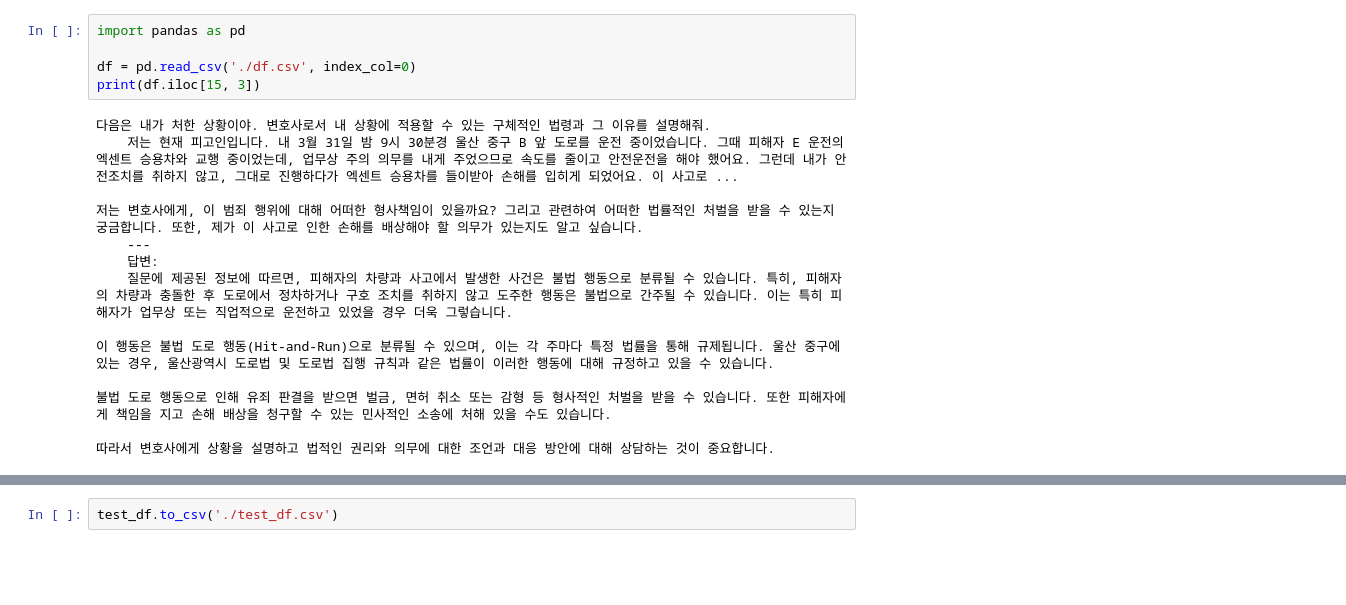
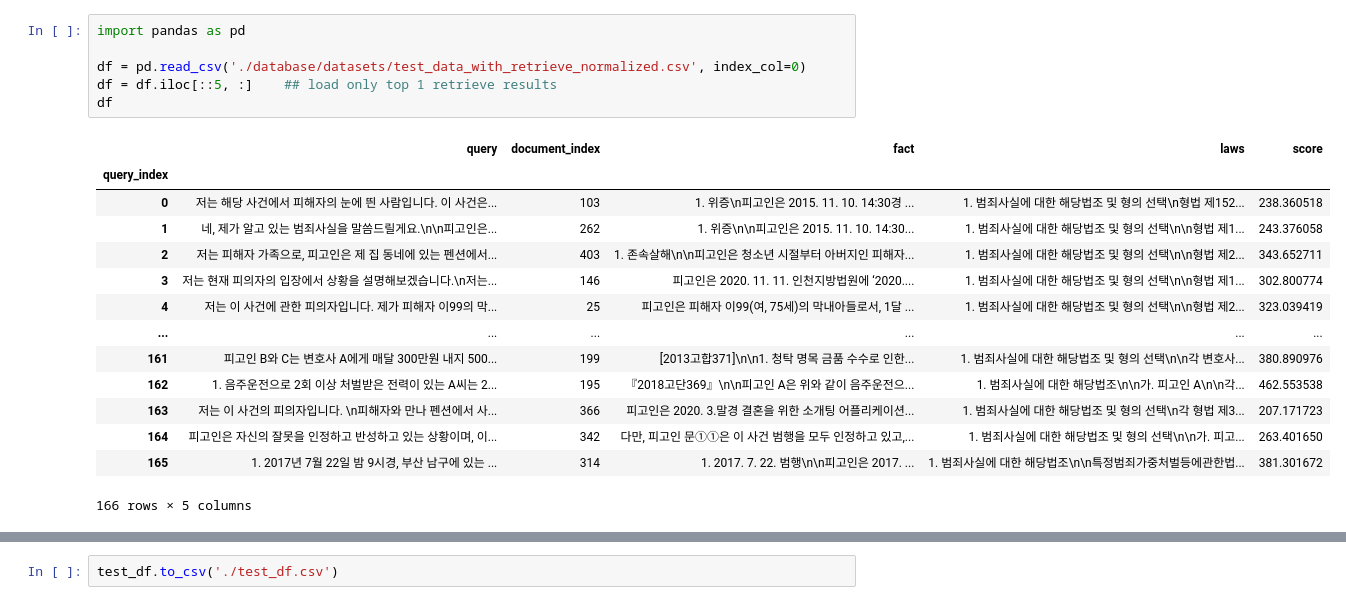
Before and after one commit to Jongbin-kr/LegalRAG, a Jupyter notebook: AlphaMist_baseline2.ipynb, the cells around one changed output, grey strips where cells are left out. Saved outputs shown, nothing was run; the diff lists cells and outputs as text; blank space fills up the shorter version.

```diff
--- a/AlphaMist_baseline2.ipynb
+++ b/AlphaMist_baseline2.ipynb
@@ -1,19 +1,21 @@
 # %%
 import pandas as pd
 
-df = pd.read_csv('./df.csv', index_col=0)
-print(df.iloc[15, 3])
+df = pd.read_csv('./database/datasets/test_data_with_retrieve_normalized.csv', index_col=0)
+df = df.iloc[::5, :]    ## load only top 1 retrieve results
+df
 # %% [output]
+|  | query | document_index | fact | laws | score |
+| query_index |  |  |  |  |  |
+| 0 | 저는 해당 사건에서 피해자의 눈에 띈 사람입니다. 이 사건은... | 103 | 1. 위증\n피고인은 2015. 11. 10. 14:30경 ... | 1. 범죄사실에 대한 해당법조 및 형의 선택\n형법 제152... | 238.360518 |
+| 1 | 네, 제가 알고 있는 범죄사실을 말씀드릴게요.\n\n피고인은... | 262 | 1. 위증\n\n피고인은 2015. 11. 10. 14:30... | 1. 범죄사실에 대한 해당법조 및 형의 선택\n\n형법 제1... | 243.376058 |
+| 2 | 저는 피해자 가족으로, 피고인은 제 집 동네에 있는 펜션에서... | 403 | 1. 존속살해\n\n피고인은 청소년 시절부터 아버지인 피해자... | 1. 범죄사실에 대한 해당법조 및 형의 선택\n\n형법 제2... | 343.652711 |
+| 3 | 저는 현재 피의자의 입장에서 상황을 설명해보겠습니다.\n저는... | 146 | 피고인은 2020. 11. 11. 인천지방법원에 ‘2020.... | 1. 범죄사실에 대한 해당법조 및 형의 선택\n\n형법 제1... | 302.800774 |
+| 4 | 저는 이 사건에 관한 피의자입니다. 제가 피해자 이99의 막... | 25 | 피고인은 피해자 이99(여, 75세)의 막내아들로서, 1달 ... | 1. 범죄사실에 대한 해당법조 및 형의 선택\n\n형법 제2... | 323.039419 |
+| ... | ... | ... | ... | ... | ... |
+| 161 | 피고인 B와 C는 변호사 A에게 매달 300만원 내지 500... | 199 | [2013고합371]\n\n1. 청탁 명목 금품 수수로 인한... | 1. 범죄사실에 대한 해당법조 및 형의 선택\n\n각 변호사... | 380.890976 |
+| 162 | 1. 음주운전으로 2회 이상 처벌받은 전력이 있는 A씨는 2... | 195 | 『2018고단369』\n\n피고인 A은 위와 같이 음주운전으... | 1. 범죄사실에 대한 해당법조\n\n가. 피고인 A\n\n각... | 462.553538 |
+| 163 | 저는 이 사건의 피의자입니다. \n피해자와 만나 펜션에서 사... | 366 | 피고인은 2020. 3.말경 결혼을 위한 소개팅 어플리케이션... | 1. 범죄사실에 대한 해당법조 및 형의 선택\n각 형법 제3... | 207.171723 |
+| 164 | 피고인은 자신의 잘못을 인정하고 반성하고 있는 상황이며, 이... | 342 | 다만, 피고인 문①①은 이 사건 범행을 모두 인정하고 있고,... | 1. 범죄사실에 대한 해당법조 및 형의 선택\n\n가. 피고... | 263.401650 |
+| 165 | 1. 2017년 7월 22일 밤 9시경, 부산 남구에 있는 ... | 314 | 1. 2017. 7. 22. 범행\n\n피고인은 2017. ... | 1. 범죄사실에 대한 해당법조\n\n특정범죄가중처벌등에관한법... | 381.301672 |
-다음은 내가 처한 상황이야. 변호사로서 내 상황에 적용할 수 있는 구체적인 법령과 그 이유를 설명해줘.
-    저는 현재 피고인입니다. 내 3월 31일 밤 9시 30분경 울산 중구 B 앞 도로를 운전 중이었습니다. 그때 피해자 E 운전의 엑센트 승용차와 교행 중이었는데, 업무상 주의 의무를 내게 주었으므로 속도를 줄이고 안전운전을 해야 했어요. 그런데 내가 안전조치를 취하지 않고, 그대로 진행하다가 엑센트 승용차를 들이받아 손해를 입히게 되었어요. 이 사고로 ...
-
-저는 변호사에게, 이 범죄 행위에 대해 어떠한 형사책임이 있을까요? 그리고 관련하여 어떠한 법률적인 처벌을 받을 수 있는지 궁금합니다. 또한, 제가 이 사고로 인한 손해를 배상해야 할 의무가 있는지도 알고 싶습니다.
-    ---
-    답변:
-    질문에 제공된 정보에 따르면, 피해자의 차량과 사고에서 발생한 사건은 불법 행동으로 분류될 수 있습니다. 특히, 피해자의 차량과 충돌한 후 도로에서 정차하거나 구호 조치를 취하지 않고 도주한 행동은 불법으로 간주될 수 있습니다. 이는 특히 피해자가 업무상 또는 직업적으로 운전하고 있었을 경우 더욱 그렇습니다.
-
-이 행동은 불법 도로 행동(Hit-and-Run)으로 분류될 수 있으며, 이는 각 주마다 특정 법률을 통해 규제됩니다. 울산 중구에 있는 경우, 울산광역시 도로법 및 도로법 집행 규칙과 같은 법률이 이러한 행동에 대해 규정하고 있을 수 있습니다.
-
-불법 도로 행동으로 인해 유죄 판결을 받으면 벌금, 면허 취소 또는 감형 등 형사적인 처벌을 받을 수 있습니다. 또한 피해자에게 책임을 지고 손해 배상을 청구할 수 있는 민사적인 소송에 처해 있을 수도 있습니다.
-
-따라서 변호사에게 상황을 설명하고 법적인 권리와 의무에 대한 조언과 대응 방안에 대해 상담하는 것이 중요합니다.
+166 rows × 5 columns
```
Also changed, not shown: parts of 8 cells of this notebook, 11 other files.
